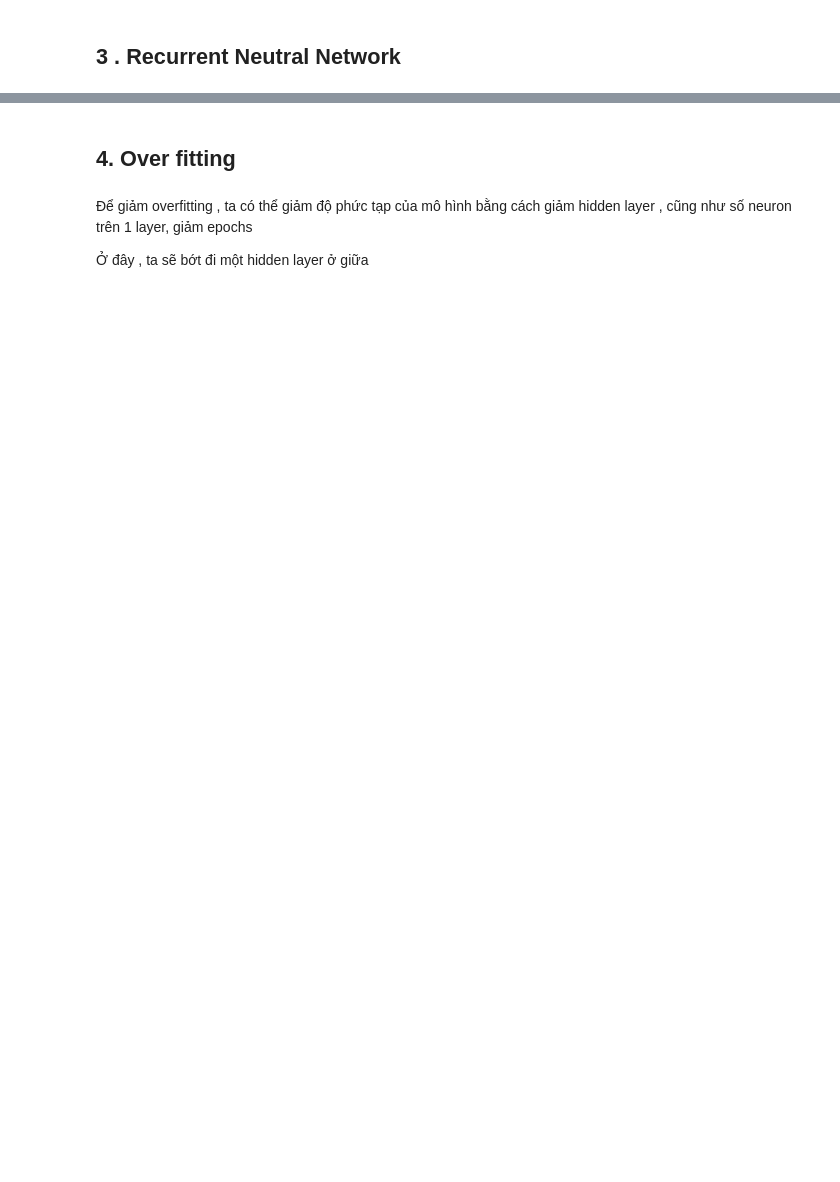
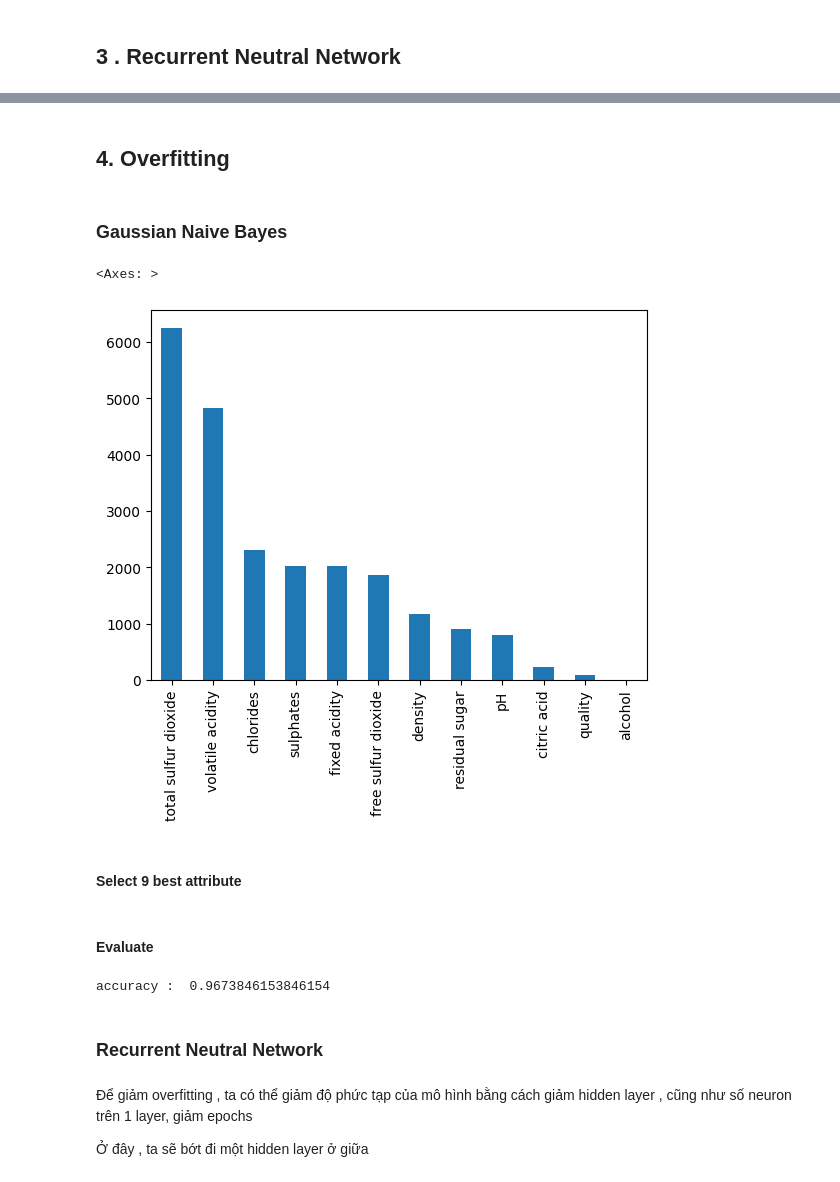
Before and after one commit to PQuoc2003/52100927_ml_final, a Jupyter notebook: solution.ipynb, the cells around one changed output, grey strips where cells are left out. Drawn from its saved outputs; the diff is of its cells as text; code cells hidden in the pictures; blank space fills up the shorter version.

```diff
--- a/solution.ipynb
+++ b/solution.ipynb
@@ -129,2 +89,18 @@ Test Accuracy: 0.5408
 # %% [markdown]
-## 4. Over fitting
+## 4. Overfitting
+# %% [markdown]
+### Gaussian Naive Bayes
+# %%
+X = data.drop('color', axis=1)
+y = data['color']
+
+score = f_classif(X, y)
+
+value = pd.Series(score[0], index=X.columns)
+value.sort_values(ascending=False, inplace=True)
+value.plot.bar()
+# %% [output]
+<Axes: >
+[figure, added]
+# %% [markdown]
+#### Select 9 best attribute
@@ -131,3 +114,17 @@ Test Accuracy: 0.5408
+# %% [markdown]
+#### Evaluate
+# %%
+model = GaussianNB()
+
+model.fit(X_train_new, y_train)
+
+y_pred = model.predict(X_test_new)
+
+print("accuracy : ", accuracy_score(y_test, y_pred))
+# %% [output]
+accuracy :  0.9673846153846154
+# %% [markdown]
+### Recurrent Neutral Network
 # %% [markdown]
 Để giảm overfitting , ta có thể giảm độ phức tạp của mô hình bằng cách giảm hidden layer , cũng như số neuron trên 1 layer, giảm epochs
 
```
Also changed, not shown: parts of 28 cells of this notebook.
